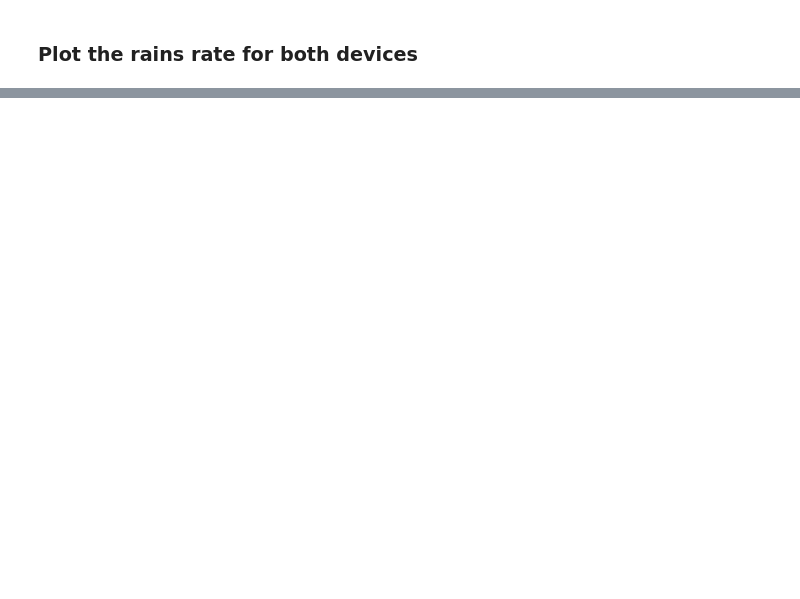
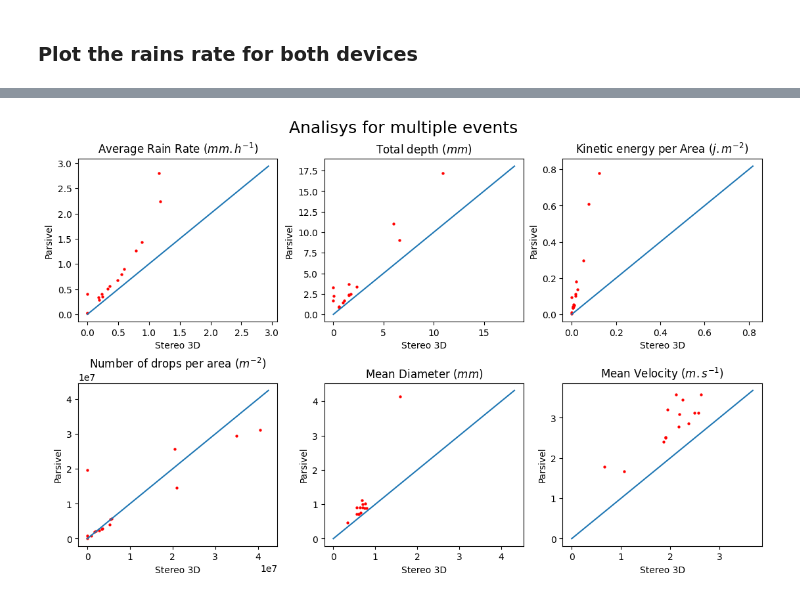
Before and after one commit to marcinmss/rain_analysis_toolbox, a Jupyter notebook: notebooks/comparison_multiple_events/comparison01.ipynb, the cells around one changed output, grey strips where cells are left out. Drawn from its saved outputs; the diff is of its cells as text; code cells hidden in the pictures; blank space fills up the shorter version.

```diff
--- a/notebooks/comparison_multiple_events/comparison01.ipynb
+++ b/notebooks/comparison_multiple_events/comparison01.ipynb
@@ -17,0 +20,6 @@ len(parsivel_events), len(stereo_events)
+# %%
+outliers = [i for i, (pars_event, stereo_event) in enumerate(zip(parsivel_events, stereo_events)) if pars_event.total_depth > 10000 or stereo_event.total_rain_depth > 10000]
+for i, idx in enumerate(outliers):
+    parsivel_events.pop(idx - i)
+    stereo_events.pop(idx - i)
+outliers
@@ -44,0 +30,83 @@ len(parsivel_events)
+# %%
+def plot_identety(ax):
+    maximum_value = max(max(ax.get_xbound()), max(ax.get_ybound()))
+    ax.plot((0, maximum_value), (0, maximum_value))
+    # ax.set_ybound((0, maximum_value))
+    # ax.set_xbound((0, maximum_value))
+dotstyle = {"s": 18.0, "c": "red", "marker":"."}
+# %%
+ncols = 3
+nrows = 2
+figure = plt.figure()
+figure.set_size_inches((ncols*3 + 2, nrows*3 + 1))
+figure.set_constrained_layout(True)
+figure.suptitle("Analisys for multiple events", fontsize=18)
+plot_idx = 1
+
+# Plot the rain rate
+ax = figure.add_subplot(nrows,ncols, plot_idx)
+ax.set_title("Average Rain Rate $(mm.h^{-1})$")
+ax.set_ylabel("Parsivel")
+ax.set_xlabel("Stereo 3D")
+pars_values =[np.mean(event.rain_rate) for event in parsivel_events]
+stereo_values =[np.mean(event.rain_rate()) for event in stereo_events]
+ax.scatter(stereo_values,pars_values, **dotstyle)
+plot_identety(ax)
+plot_idx += 1
+
+# Plot the total rain depth
+ax = figure.add_subplot(nrows,ncols, plot_idx)
+ax.set_title("Total depth $(mm)$")
+ax.set_ylabel("Parsivel")
+ax.set_xlabel("Stereo 3D")
+pars_values =[event.total_depth for event in parsivel_events]
+stereo_values =[event.total_rain_depth for event in stereo_events]
+ax.scatter(stereo_values,pars_values, **dotstyle)
+plot_identety(ax)
+plot_idx += 1
+
+# Plot the Kinecti energy per Area
+ax = figure.add_subplot(nrows,ncols, plot_idx)
+ax.set_title("Kinetic energy per Area $(j.m^{-2})$")
+ax.set_ylabel("Parsivel")
+ax.set_xlabel("Stereo 3D")
+pars_values =[event.kinetic_energy_flow for event in parsivel_events]
+stereo_values =[event.kinetic_energy_flow for event in stereo_events]
+ax.scatter(stereo_values,pars_values, **dotstyle)
+plot_identety(ax)
+plot_idx += 1
+
+# Plot the mean diameter
+ax = figure.add_subplot(nrows,ncols, plot_idx)
+ax.set_title("Number of drops per area $(m^{-2})$")
+ax.set_ylabel("Parsivel")
+ax.set_xlabel("Stereo 3D")
+pars_values =[event.npa_event for event in parsivel_events]
+stereo_values =[event.npa_event for event in stereo_events]
+ax.scatter(stereo_values,pars_values, **dotstyle)
+plot_identety(ax)
+plot_idx += 1
+
+# Plot the mean diameter
+ax = figure.add_subplot(nrows,ncols, plot_idx)
+ax.set_title("Mean Diameter $(mm)$")
+ax.set_ylabel("Parsivel")
+ax.set_xlabel("Stereo 3D")
+pars_values =[event.mean_diameter for event in parsivel_events]
+stereo_values =[event.mean_diameter for event in stereo_events]
+ax.scatter(stereo_values,pars_values, **dotstyle)
+plot_identety(ax)
+plot_idx += 1
+
+# Plot the mean velocity
+ax = figure.add_subplot(nrows,ncols, plot_idx)
+ax.set_title("Mean Velocity $(m.s^{-1})$")
+ax.set_ylabel("Parsivel")
+ax.set_xlabel("Stereo 3D")
+pars_values =[event.mean_velocity for event in parsivel_events]
+stereo_values =[event.mean_velocity for event in stereo_events]
+ax.scatter(stereo_values,pars_values, **dotstyle)
+plot_identety(ax)
+plot_idx += 1
+# %% [output]
+[figure, added]
```
Also changed, not shown: parts of 5 cells of this notebook, 5 other files.
